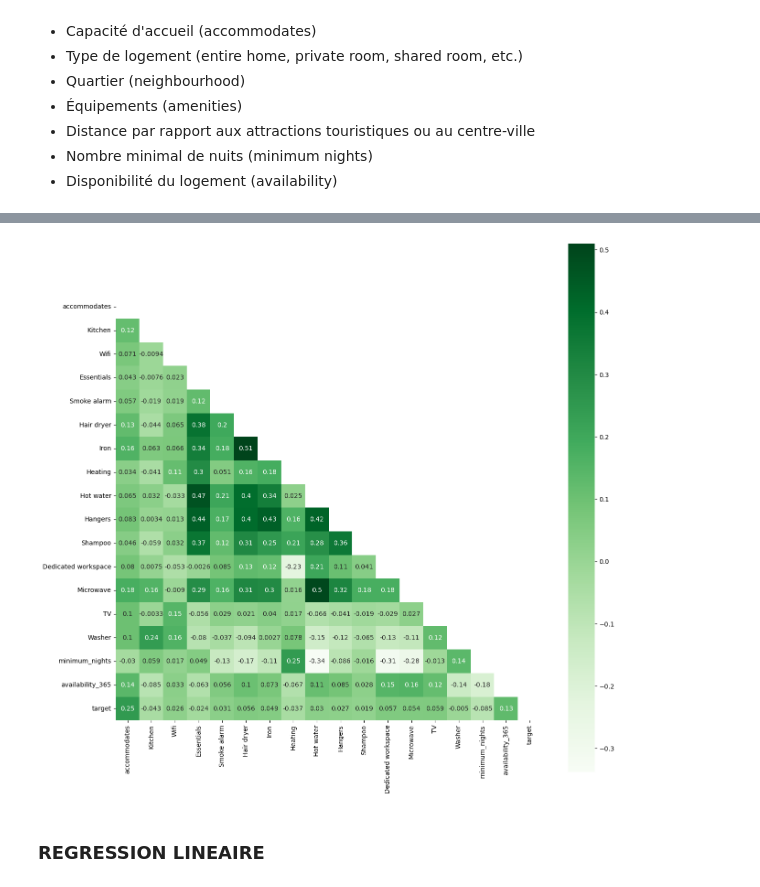
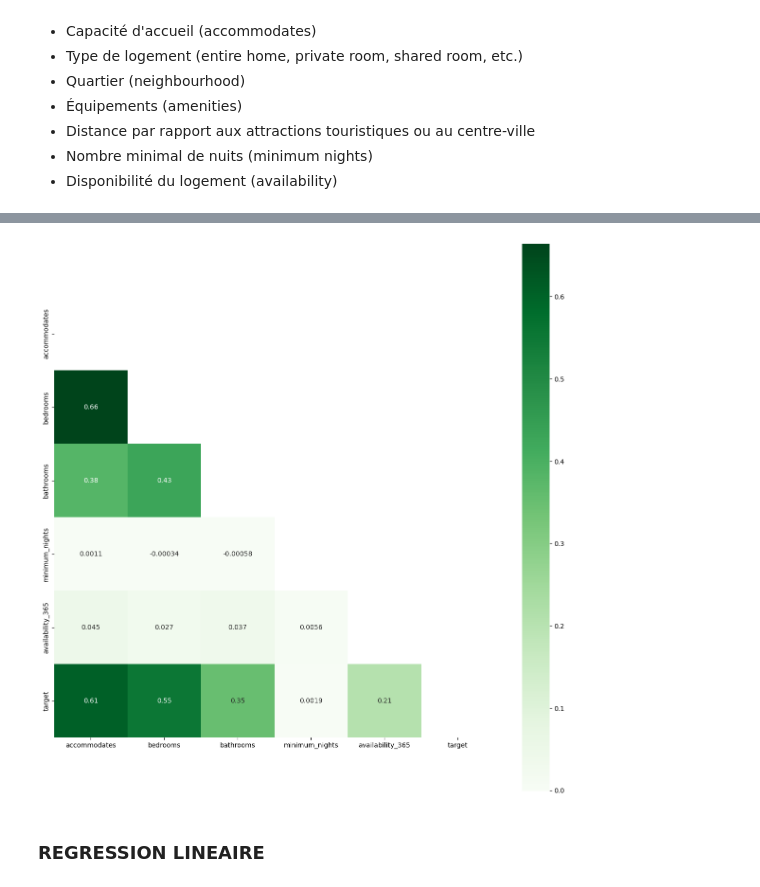
Before and after one commit to Val832/produit_digital, a Jupyter notebook: src/data_science/first_model.ipynb, the cells around one changed output, grey strips where cells are left out. Saved outputs shown, nothing was run; the diff lists cells and outputs as text; code cells hidden in the pictures.

```diff
--- a/src/data_science/first_model.ipynb
+++ b/src/data_science/first_model.ipynb
@@ -118,9 +145,0 @@ Name: neighbourhood_cleansed, Length: 67942, dtype: object
-# %%
-import pandas as pd
-import ast
-
-# Supposons que votre dataframe s'appelle df
-# Convertissez la colonne 'amenities' en listes Python
-df_airbnb['amenities'] = df_airbnb['amenities'].apply(lambda x: ast.literal_eval(x) if pd.notnull(x) else [])
-
-df_airbnb['amenities']
@@ -167,12 +145,0 @@ dtype: int64
-# %%
-# Sélectionnez les amenities les plus fréquentes (par exemple, les 20 premières)
-frequent_amenities = amenities_counts.head(20).index
-
-# Créez des variables indicatrices uniquement pour les amenities les plus fréquentes
-amenities_dummies = pd.get_dummies(df_airbnb['amenities'].apply(lambda x: [amenity for amenity in x if amenity in frequent_amenities]).apply(pd.Series).stack()).sum(level=0)
-
-# Ajoutez les variables indicatrices au dataframe d'origine
-df_airbnb = pd.concat([df_airbnb, amenities_dummies], axis=1)
-
-# Affichez le dataframe avec les nouvelles variables indicatrices
-print(df_airbnb)
@@ -214,6 +161,3 @@ Length: 96, dtype: int64
-# %%
-# Fonction pour convertir la colonne 'price' en numérique
-df_airbnb.price=df_airbnb.price.replace('[$,]', '', regex=True).astype(float)
 # %%
 df_airbnb.price
 # %% [output]
@@ -342,4 +361,4 @@ Length: 96, dtype: object
 # %%
-X = df_airbnb[[ 'neighbourhood_cleansed','room_type','accommodates','Kitchen','Wifi','Essentials','Smoke alarm','Hair dryer','Iron','Heating','Hot water','Hangers','Shampoo','Dedicated workspace','Microwave','TV','Washer','minimum_nights', 'availability_365']]
+X = df_airbnb[[ 'neighbourhood_cleansed','room_type','accommodates','bedrooms','bathrooms','bed_type','minimum_nights', 'availability_365']]
 X
 # %% [output]
@@ -416,13 +457,13 @@ dtype: float64
 # %%
 # correlation plot
 plt.figure(figsize=(15, 15))
-corr = X.assign(target=y).corr()
+corr = X[numerical_features].assign(target=y).corr()
 mask = np.zeros_like(corr)
 mask[np.triu_indices_from(mask)] = True
 
 sns.heatmap(corr, cmap='Greens', annot=True, square=True, mask=mask, cbar=True, vmin=None, vmax=None);
 # %% [output]
-[figure, old version]
+[figure, new version]
 # %% [markdown]
 <h3> REGRESSION LINEAIRE</h3>
 # %%
```
Also changed, not shown: parts of 69 cells of this notebook.
